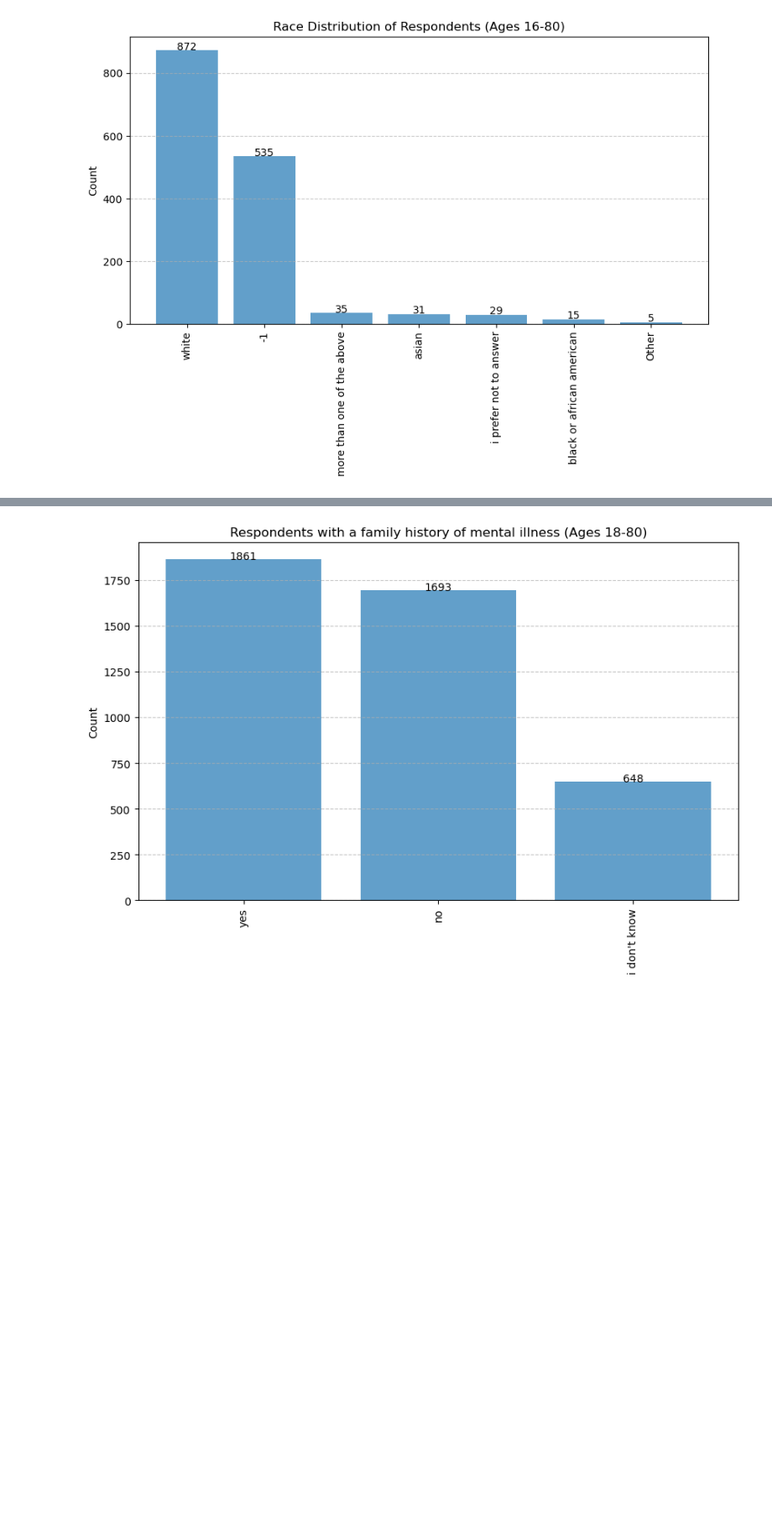
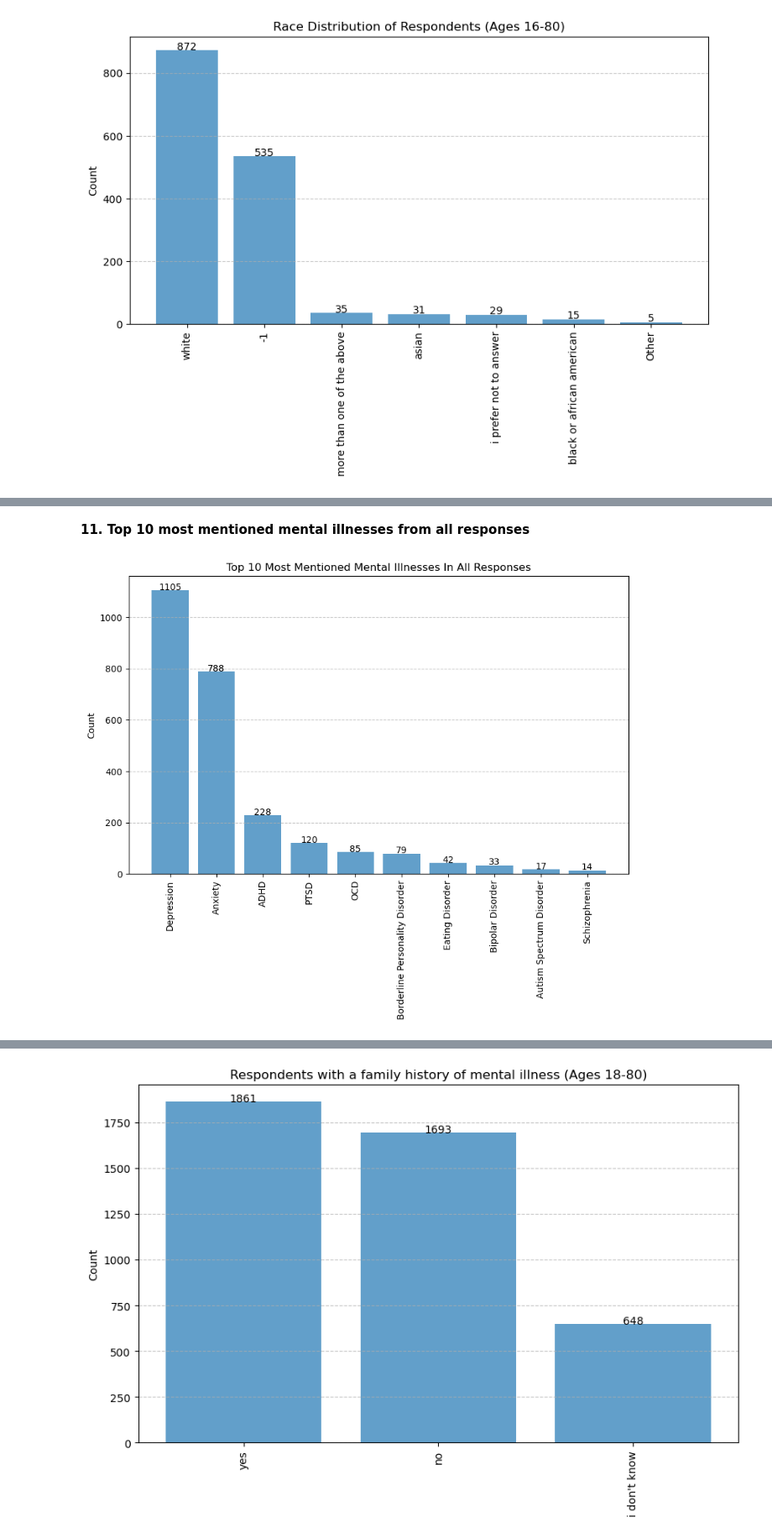
Before and after one commit to Kristaps-E/EDA_Mental_health_in_teach, a Jupyter notebook: EDA.IPYNB, the cells around one changed output, grey strips where cells are left out. Shown at 84% size. Saved outputs shown, nothing was run; the diff lists cells and outputs as text; code cells hidden in the pictures; blank space fills up the shorter version.

```diff
--- a/EDA.IPYNB
+++ b/EDA.IPYNB
@@ -676,0 +735,50 @@ mental_health_questions
+# %% [markdown]
+**11. Top 10 most mentioned mental illnesses from all responses**
+# %%
+query_top_mental_illnesses = """
+WITH extracted_illnesses AS (
+    SELECT LOWER(AnswerText) AS answer
+    FROM Answer
+    WHERE AnswerText IS NOT NULL
+),
+illness_counts AS (
+    SELECT
+        CASE
+            WHEN answer LIKE '%depression%' OR answer LIKE '%depresion%' THEN 'Depression'
+            WHEN answer LIKE '%anxiety%' THEN 'Anxiety'
+            WHEN answer LIKE '%bipolar%' THEN 'Bipolar Disorder'
+            WHEN answer LIKE '%schizophrenia%' THEN 'Schizophrenia'
+            WHEN answer LIKE '%ocd%' OR answer LIKE '%obsessive-compulsive%' THEN 'OCD'
+            WHEN answer LIKE '%ptsd%' OR answer LIKE '%post-traumatic%' THEN 'PTSD'
+            WHEN answer LIKE '%adhd%' OR answer LIKE '%attention deficit%' THEN 'ADHD'
+            WHEN answer LIKE '%autism%' OR answer LIKE '%autistic%' THEN 'Autism Spectrum Disorder'
+            WHEN answer LIKE '%borderline%' THEN 'Borderline Personality Disorder'
+            WHEN answer LIKE '%eating disorder%' OR answer LIKE '%bulimia%' OR answer LIKE '%anorexia%' THEN 'Eating Disorder'
+            ELSE NULL
+        END AS mental_illness
+    FROM extracted_illnesses
+)
+SELECT mental_illness, COUNT(*) AS count
+FROM illness_counts
+WHERE mental_illness IS NOT NULL
+GROUP BY mental_illness
+ORDER BY count DESC
+LIMIT 10;
+"""
+
+top_mental_illnesses = conn.execute(query_top_mental_illnesses).fetchall()
+mental_illness_labels, illness_counts = zip(*top_mental_illnesses)
+
+plt.figure(figsize=(10, 6))
+plt.bar(mental_illness_labels, illness_counts, color="#629fca")
+
+for i, v in enumerate(illness_counts):
+    plt.text(i, v + 2, str(v), ha='center', fontsize=10, rotation=0)
+
+plt.title("Top 10 Most Mentioned Mental Illnesses In All Responses")
+plt.ylabel("Count")
+plt.xticks(rotation=90)
+plt.grid(axis='y', linestyle='--', alpha=0.7)
+plt.show()
+# %% [output]
+[figure, added]
```
Also changed, not shown: parts of 56 cells of this notebook, 3 other files.
